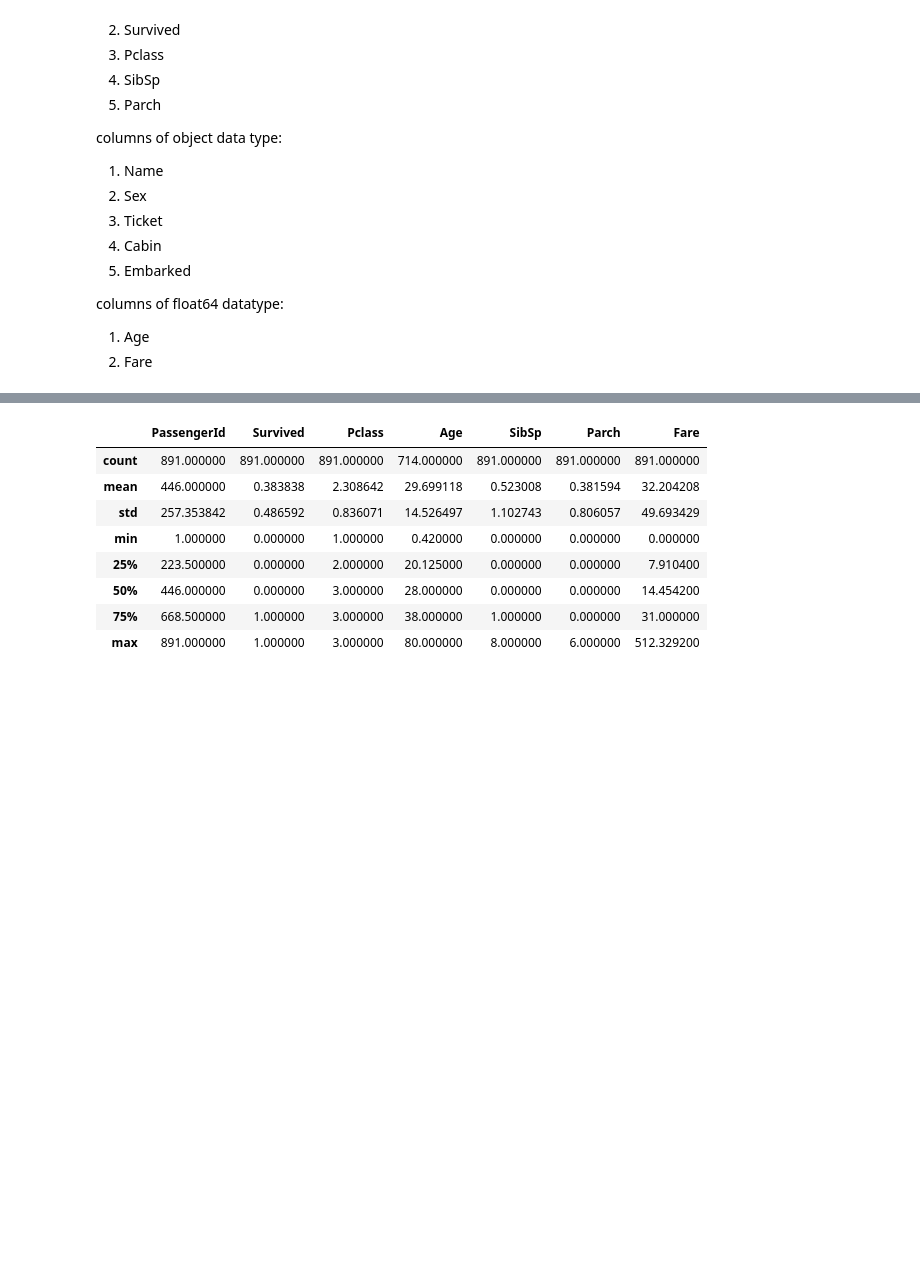
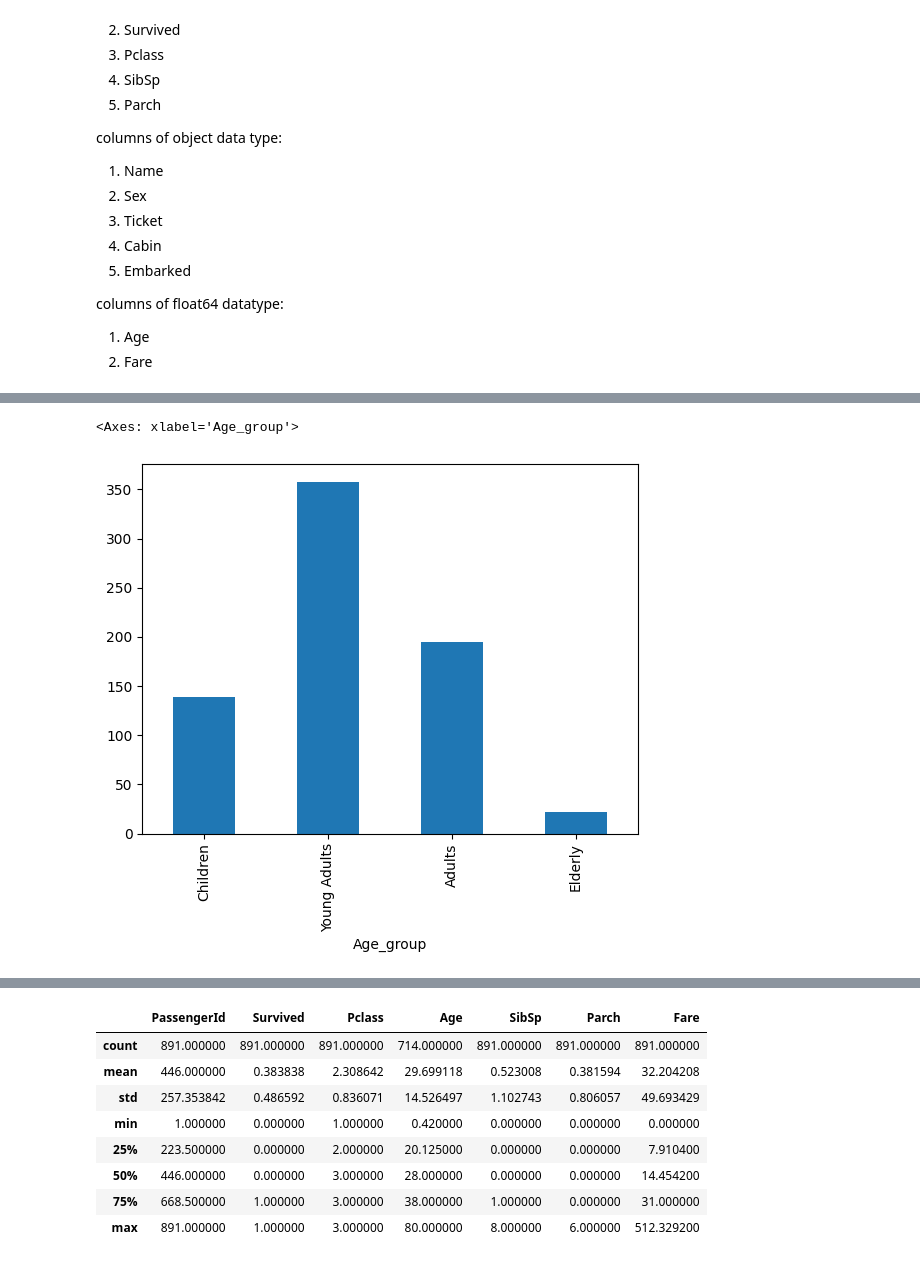
Before and after one commit to ganeshgaiy/ML-titanic-survival-prediction, a Jupyter notebook: titanic-survival.ipynb, the cells around one changed output, grey strips where cells are left out. Cells and saved outputs as stored; diff of their text form; code cells hidden in the pictures; blank space fills up the shorter version.

```diff
--- a/titanic-survival.ipynb
+++ b/titanic-survival.ipynb
@@ -113,0 +249,9 @@ columns of float64 datatype:
+# %%
+# prompt: how to create a bar graph for train_set["Age"] for different ranges of age
+import pandas as pd
+train_set_analysis['Age_group'] = pd.cut(train_set_analysis['Age'], bins=[0, 18, 35, 60, 100], labels=['Children', 'Young Adults', 'Adults', 'Elderly'])
+train_set_analysis.groupby('Age_group')['Age'].count().plot(kind='bar')
+# train_set_analysis.groupby('Age_group')
+# %% [output]
+<Axes: xlabel='Age_group'>
+[figure, added]
```
Also changed, not shown: parts of 25 cells of this notebook.
